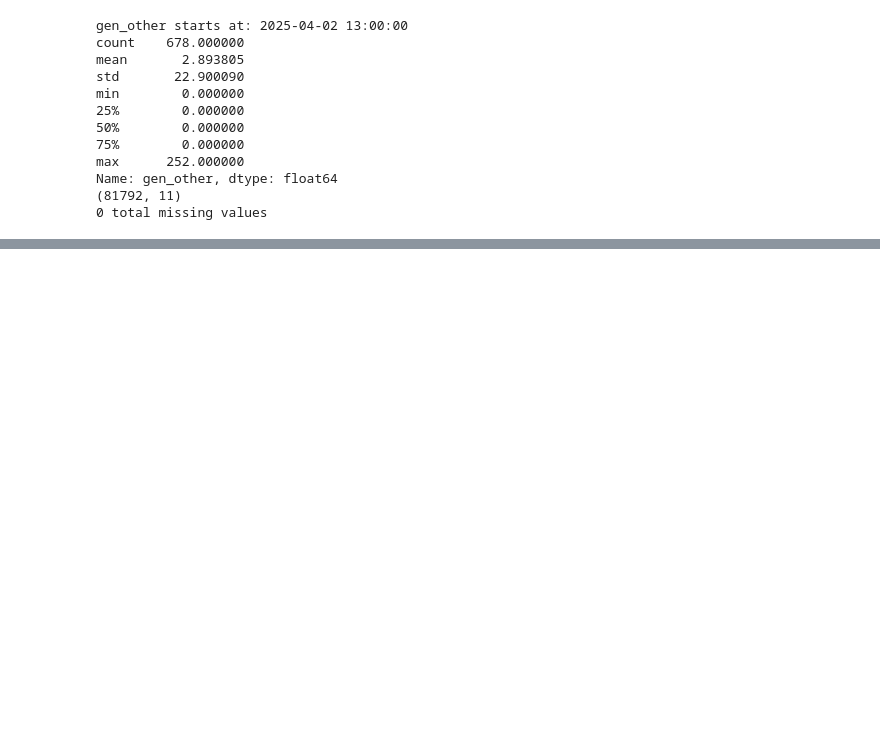
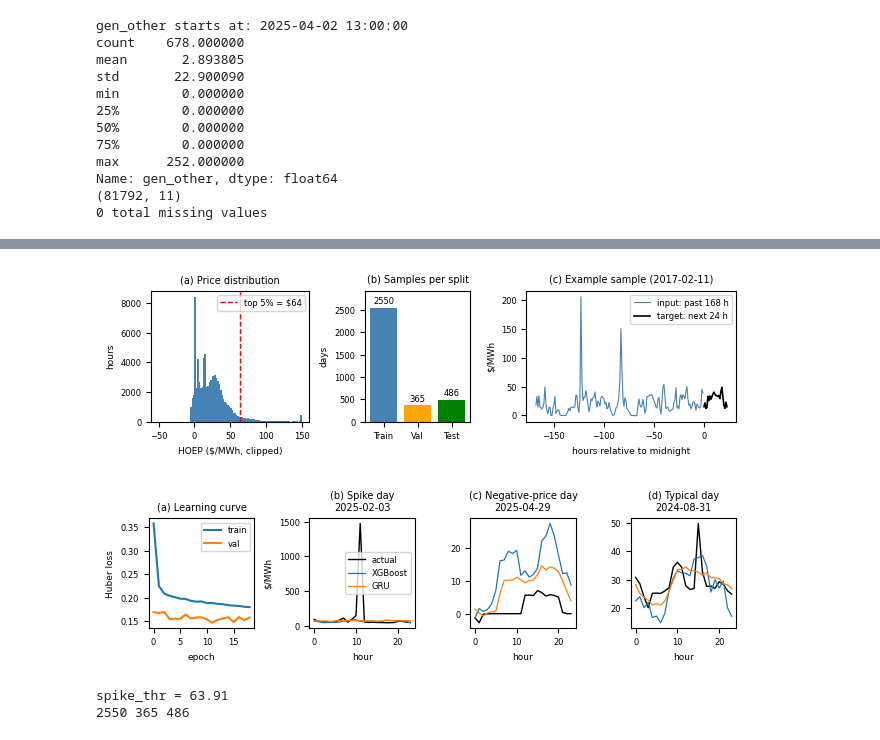
Before and after one commit to amyylxn/Ontario-Price-Forecasting, a Jupyter notebook: price_forecasting.ipynb, the cells around one changed output, grey strips where cells are left out. Cells and saved outputs as stored; diff of their text form; code cells hidden in the pictures; blank space fills up the shorter version.

```diff
--- a/price_forecasting.ipynb
+++ b/price_forecasting.ipynb
@@ -303,0 +781,49 @@ Name: gen_other, dtype: float64
+# %%
+import matplotlib.pyplot as plt, numpy as np, os
+plt.rcParams.update({'font.size': 6.5, 'axes.titlesize': 7, 'axes.labelsize': 6.5,
+                     'legend.fontsize': 6, 'xtick.labelsize': 6, 'ytick.labelsize': 6})
+OUT = f'{DATA_DIR}/results'; os.makedirs(OUT, exist_ok=True)
+
+# ---------- fig_data.png: (a) histogram, (b) split sizes, (c) example sample ----------
+fig, axs = plt.subplots(1, 3, figsize=(6.5, 2.0), gridspec_kw={'width_ratios': [1.2, 0.8, 1.6]})
+axs[0].hist(df['HOEP'].clip(-50, 150), bins=100, color='steelblue')
+axs[0].axvline(spike_thr, color='r', ls='--', lw=1, label=f'top 5% = ${spike_thr:.0f}')
+axs[0].set_xlabel('HOEP ($/MWh, clipped)'); axs[0].set_ylabel('hours'); axs[0].legend()
+axs[0].set_title('(a) Price distribution')
+
+counts = [tr.sum(), va.sum(), te.sum()]
+axs[1].bar(['Train', 'Val', 'Test'], counts, color=['steelblue', 'orange', 'green'])
+axs[1].set_ylim(0, max(counts) * 1.15)          # headroom so the top label fits
+for k, n in enumerate(counts):
+    axs[1].text(k, n + max(counts) * 0.02, str(n), ha='center', va='bottom', fontsize=6)
+axs[1].set_ylabel('days'); axs[1].set_title('(b) Samples per split')
+
+i = np.where(tr)[0][400]
+axs[2].plot(np.arange(-168, 0), inv(X[i][:, 0]), color='steelblue', lw=0.8, label='input: past 168 h')
+axs[2].plot(np.arange(0, 24), inv(Y[i]), color='k', lw=1.2, label='target: next 24 h')
+axs[2].set_xlabel('hours relative to midnight'); axs[2].set_ylabel('$/MWh')
+axs[2].set_title(f'(c) Example sample ({D[i].date()})'); axs[2].legend()
+plt.tight_layout(); plt.savefig(f'{OUT}/fig_data.png', dpi=300); plt.show()
+
+# ---------- fig_results.png: (a) learning curve, (b-d) three test days ----------
+actual = inv(Y[te]); pg = runs['l1']['test']        # GRU ensemble (L1)
+picks = [('(b) Spike day', actual.max(1).argmax()),
+         ('(c) Negative-price day', actual.min(1).argmin()),
+         ('(d) Typical day', len(actual) // 2)]
+fig, axs = plt.subplots(1, 4, figsize=(6.5, 1.9))
+axs[0].plot(train_curve, label='train'); axs[0].plot(val_curve, label='val')
+axs[0].set_xlabel('epoch'); axs[0].set_ylabel('Huber loss'); axs[0].set_title('(a) Learning curve'); axs[0].legend()
+for ax, (title, j) in zip(axs[1:], picks):
+    ax.plot(actual[j], 'k', lw=1, label='actual')
+    ax.plot(inv(pred_xgb[j]), lw=0.9, label='XGBoost'); ax.plot(inv(pg[j]), lw=0.9, label='GRU')
+    ax.set_title(f'{title}\n{D[te][j].date()}'); ax.set_xlabel('hour')
+axs[1].set_ylabel('$/MWh'); axs[1].legend()
+plt.tight_layout(); plt.savefig(f'{OUT}/fig_results.png', dpi=300); plt.show()
+
+print('spike_thr =', round(float(spike_thr), 2))
+print(tr.sum(), va.sum(), te.sum())
+# %% [output]
+[figure, added]
+[figure, added]
+spike_thr = 63.91
+2550 365 486
```
Also changed, not shown: parts of 21 cells of this notebook.
